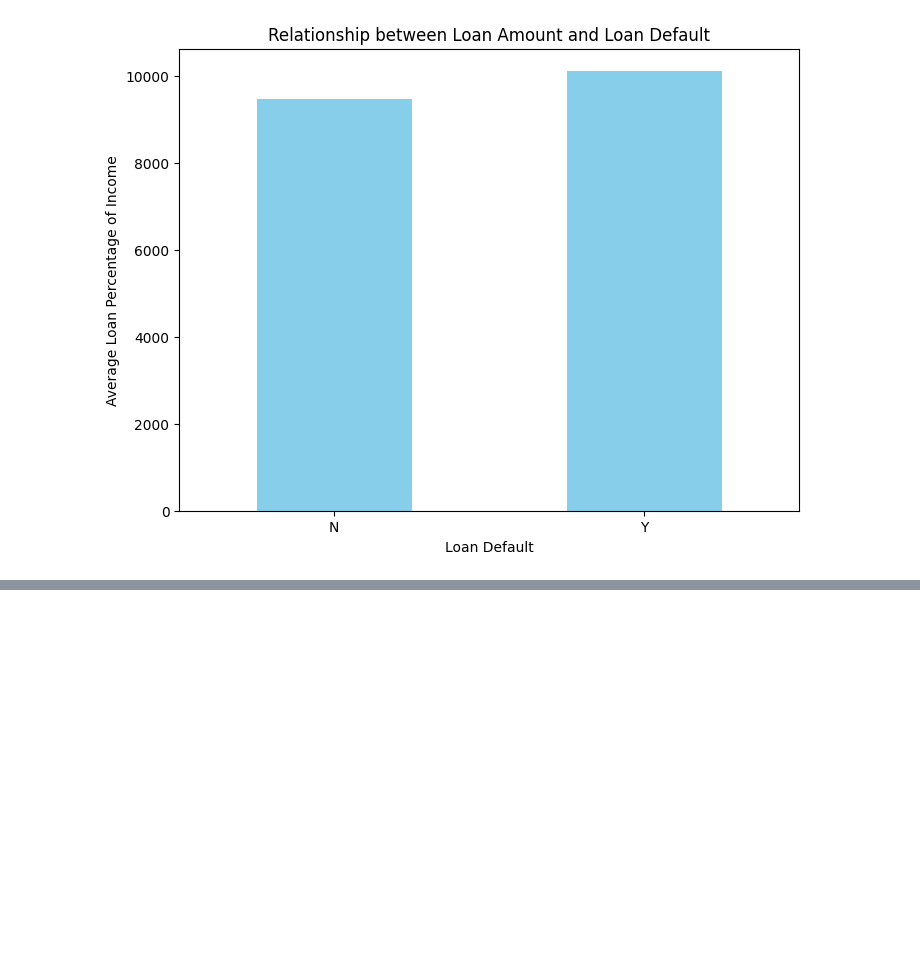
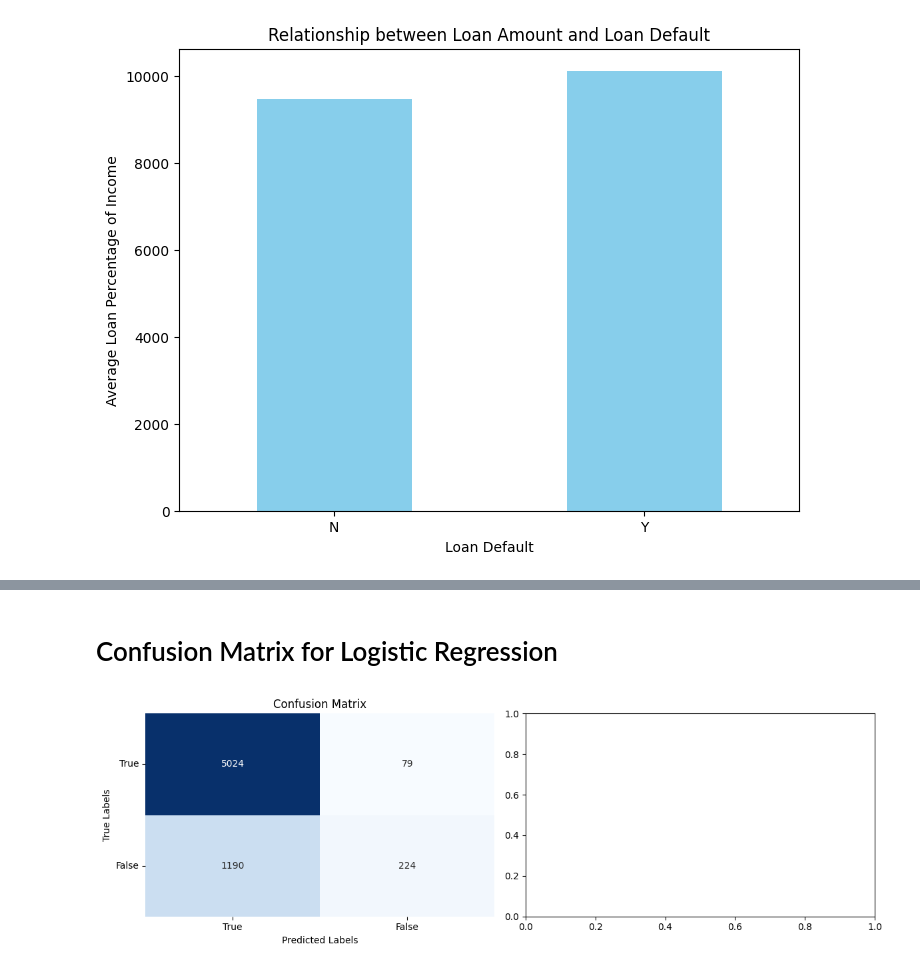
Before and after one commit to nikhilbansal23/Credit-Risk-Prediction, a Jupyter notebook: credit-risk-prediction.ipynb, the cells around one changed output, grey strips where cells are left out. Saved outputs shown, nothing was run; the diff lists cells and outputs as text; code cells hidden in the pictures; blank space fills up the shorter version.

Commit message:
Kaggle Notebook | Credit Risk Prediction | Version 3

```diff
--- a/credit-risk-prediction.ipynb
+++ b/credit-risk-prediction.ipynb
@@ -204,0 +188,3 @@ plt.show()
+# %%
+# First, encode categorical features, use one hot encoding here
+df_encoded = pd.get_dummies(df, columns=['person_home_ownership', 'loan_intent','loan_grade', 'cb_person_default_on_file'])
@@ -204,0 +201,2 @@ plt.show()
+# %%
+df_encoded = df_encoded.astype(int)
@@ -204,0 +223,5 @@ plt.show()
+# %%
+#Dropping dependant variable/target variable from the original data and adding it to another dataset.
+# Splitting data to train and test datasets for model training, testing, predicting and evaluation purpose
+X ,y = df_encoded.drop('loan_status', axis = 1), df['loan_status']
+train_X, test_X, train_y, test_y = train_test_split(X, y, test_size=0.2)
@@ -204,0 +246,9 @@ plt.show()
+# %%
+model_logist = LogisticRegression()
+model_logist.fit(train_X, train_y)
+y_pred = model_logist.predict(test_X)
+
+print('Model Accuracy ',"{:.2%}".format(accuracy_score(test_y, y_pred)))
+print('Model F1 Score ',"{:.2%}".format(f1_score(test_y, y_pred)))
+print('Model Precision ',"{:.2%}".format(precision_score(test_y, y_pred)))
+print('Model Recall ',"{:.2%}".format(recall_score(test_y, y_pred)))
@@ -204,0 +371,30 @@ plt.show()
+# %% [markdown]
+# Confusion Matrix for Logistic Regression
+# %%
+import matplotlib.pyplot as plt
+import seaborn as sns
+from sklearn.metrics import confusion_matrix
+
+
+# Define labels for the confusion matrix
+labels = ['True Positive','True Negative','False Positive','False Negative']
+
+# Calculate the confusion matrix for Logistic Regression
+confusion_matrix = confusion_matrix(test_y, model_logist.predict(test_X))
+
+
+# Create subplots for the confusion matrices
+fig, axes = plt.subplots(1, 2, figsize=(12, 4))
+
+# Plot the confusion matrix
+sns.heatmap(confusion_matrix, annot=True, fmt='d', cmap='Blues', ax=axes[0], cbar=False)
+axes[0].set_title('Confusion Matrix')
+axes[0].set_xlabel('Predicted Labels')
+axes[0].set_ylabel('True Labels')
+axes[0].set_xticklabels(['True', 'False'])
+axes[0].set_yticklabels(['True', 'False'], rotation=0)
+
+plt.tight_layout()
+plt.show()
+# %% [output]
+[figure, added]
```
Also changed, not shown: parts of 61 cells of this notebook.
